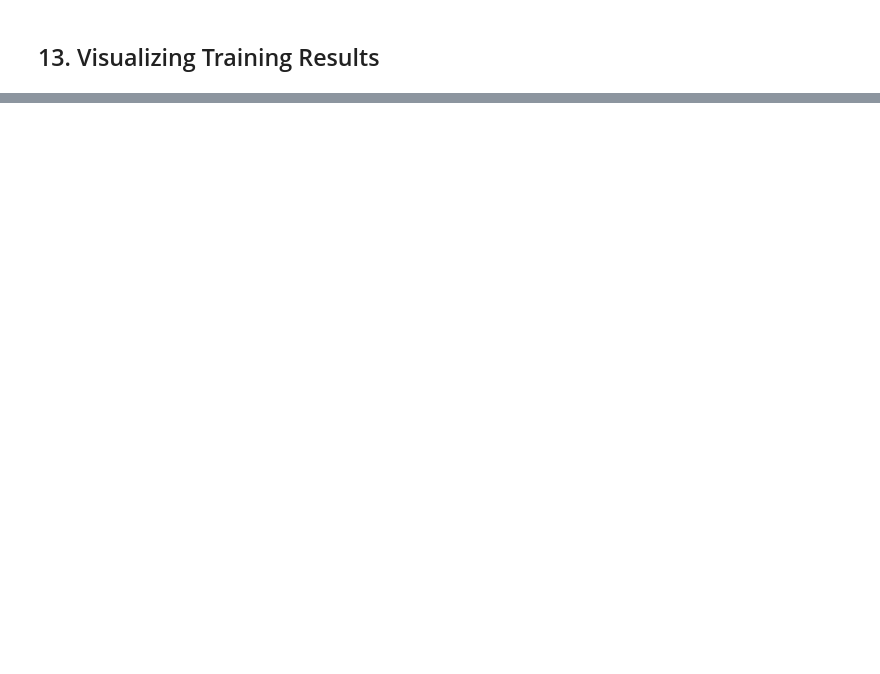
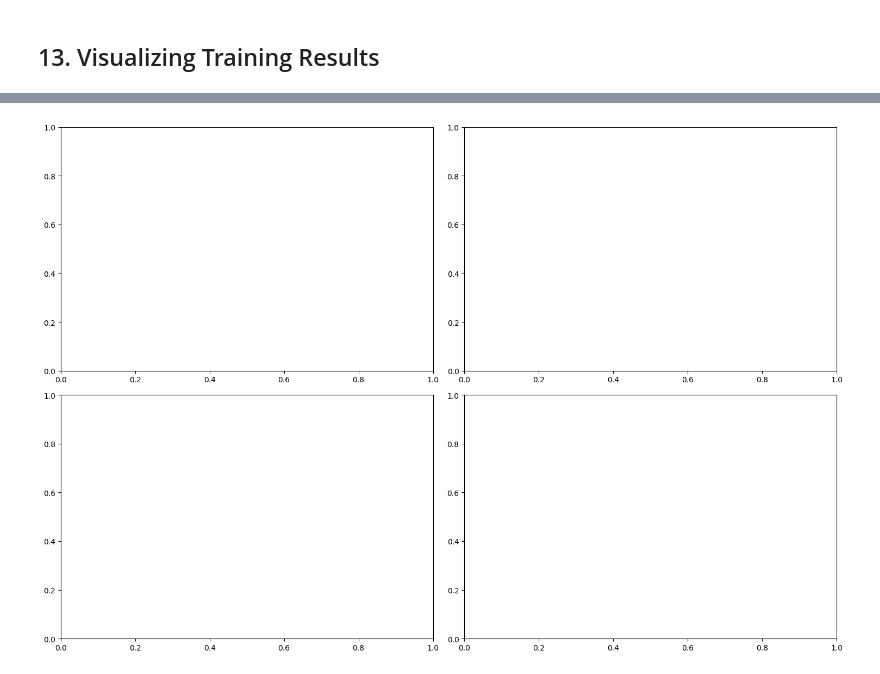
Before and after one commit to sreehariprathap/Reinforcement-learning-donkey-kong, a Jupyter notebook: Ataris/donkey_kong_final-english.ipynb, the cells around one changed output, grey strips where cells are left out. Saved outputs shown, nothing was run; the diff lists cells and outputs as text; code cells hidden in the pictures; blank space fills up the shorter version.

```diff
--- a/Ataris/donkey_kong_final-english.ipynb
+++ b/Ataris/donkey_kong_final-english.ipynb
@@ -869,0 +848,90 @@ tensorboard --logdir=./logs/donkey_kong_20250326_050707
+# %%
+from tensorboard import notebook
+import pandas as pd
+import os
+import numpy as np
+from tensorboard.backend.event_processing import event_accumulator
+
+# Visualize TensorBoard logs in Jupyter notebook
+import matplotlib.pyplot as plt
+
+# Load TensorBoard extension
+%load_ext tensorboard
+
+# Start TensorBoard in the notebook
+%tensorboard --logdir={LOG_PATH}
+
+# Alternatively, extract and plot data directly with matplotlib
+def plot_tensorboard_data(log_dir):
+    """Extract and plot key metrics from TensorBoard logs"""
+
+    # Load the event file
+    ea = event_accumulator.EventAccumulator(log_dir,
+        size_guidance={
+            event_accumulator.SCALARS: 0,  # 0 means load all
+        })
+    ea.Reload()
+
+    # Get available tags (metrics)
+    tags = ea.Tags()['scalars']
+
+    # Create figure with subplots
+    fig, axes = plt.subplots(2, 2, figsize=(15, 10))
+    axes = axes.flatten()
+
+    # Metrics to plot
+    key_metrics = [
+        'train/mean_reward_100',
+        'train/epsilon',
+        'train/loss',
+        'eval/mean_reward'
+    ]
+
+    # Plot each metric
+    for i, metric in enumerate(key_metrics):
+        if metric in tags:
+            events = ea.Scalars(metric)
+            steps = [event.step for event in events]
+            values = [event.value for event in events]
+
+            ax = axes[i]
+            ax.plot(steps, values)
+            ax.set_title(metric)
+            ax.set_xlabel('Training Steps')
+            ax.grid(True, linestyle='--', alpha=0.7)
+
+    plt.tight_layout()
+    plt.show()
+
+    # Create a dataframe with all metrics for more detailed analysis
+    metrics_dict = {}
+    for tag in tags:
+        events = ea.Scalars(tag)
+        metrics_dict[tag] = {event.step: event.value for event in events}
+
+    # Convert to pandas DataFrame for easy analysis
+    all_steps = sorted(set().union(*[set(d.keys()) for d in metrics_dict.values()]) if metrics_dict else [])
+    df = pd.DataFrame(index=all_steps)
+
+    for tag, values in metrics_dict.items():
+        df[tag] = pd.Series(values)
+
+    return df
+
+# Plot the data
+print("Extracting and plotting TensorBoard metrics...")
+try:
+    metrics_df = plot_tensorboard_data(LOG_PATH)
+
+    # Display summary statistics
+    print("\nTraining Summary Statistics:")
+    for col in metrics_df.columns:
+        if 'reward' in col:
+            print(f"{col}:")
+            print(f"  Max: {metrics_df[col].max():.2f}")
+            print(f"  Last: {metrics_df[col].iloc[-1] if not pd.isna(metrics_df[col].iloc[-1]) else np.nan:.2f}")
+            print(f"  Mean: {metrics_df[col].mean():.2f}")
+except Exception as e:
+    print(f"Error processing TensorBoard data: {e}")
+    print("Check if the log directory exists and contains valid TensorBoard event files.")
+# %% [output]
@@ -869,0 +955 @@ tensorboard --logdir=./logs/donkey_kong_20250326_050707
+[figure, added]
```
Also changed, not shown: parts of 8 cells of this notebook.
